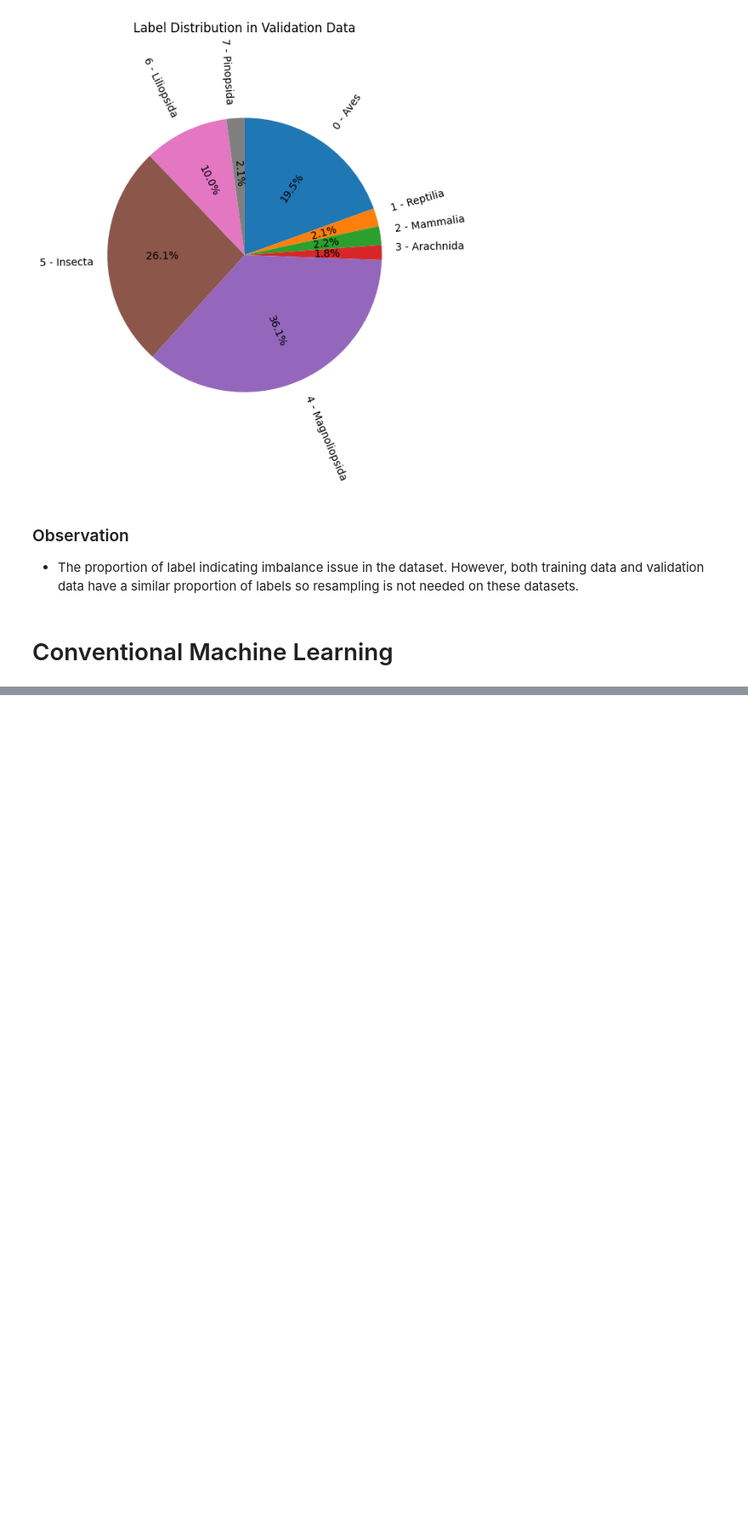
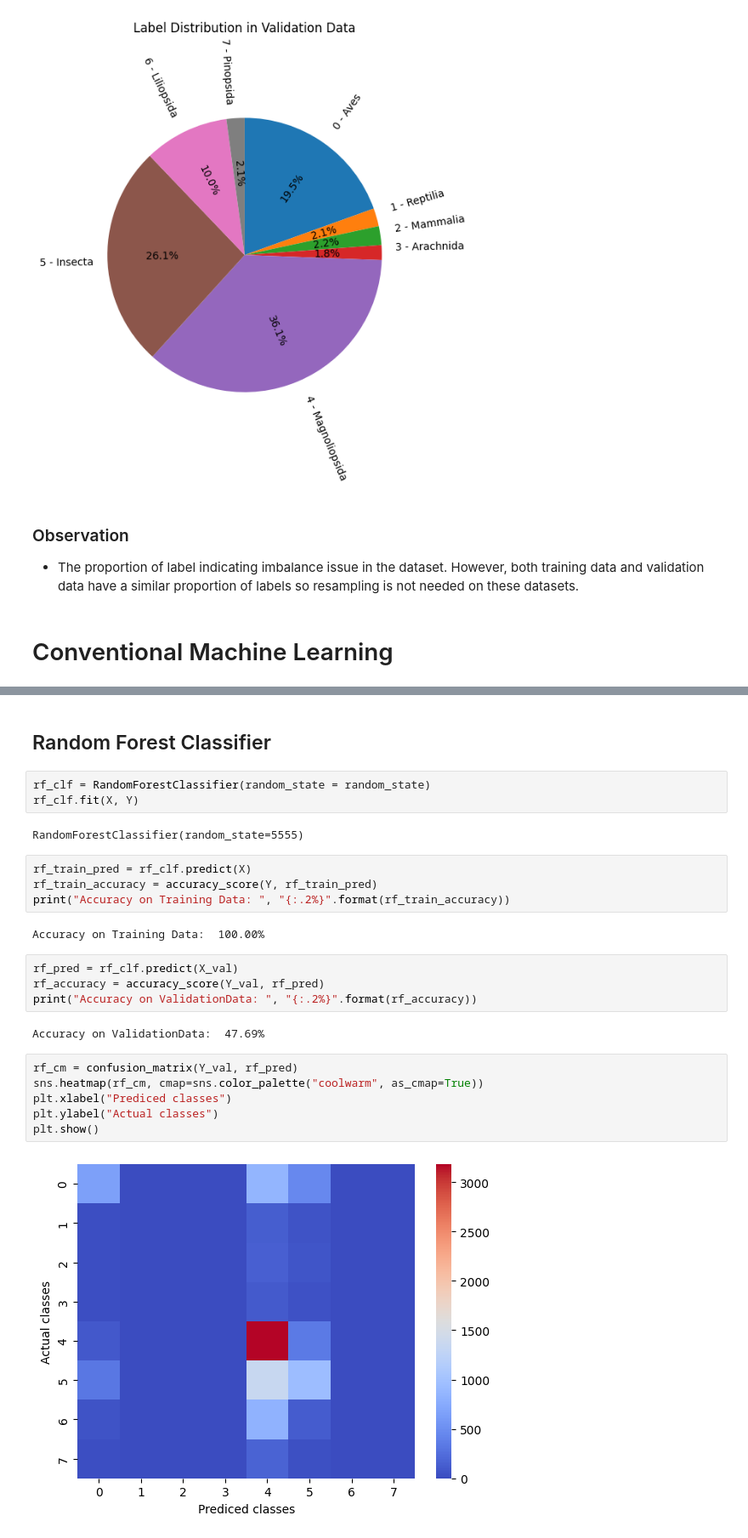
Before and after one commit to melbreaker/LivingThingClassification, a Jupyter notebook: 47369833_major_project.ipynb, the cells around one changed output, grey strips where cells are left out. Shown at 85% size. Cells and saved outputs as stored; diff of their text form; blank space fills up the shorter version.

```diff
--- a/47369833_major_project.ipynb
+++ b/47369833_major_project.ipynb
@@ -217,0 +255,27 @@ plt.show()
+# %% [markdown]
+## Random Forest Classifier
+# %%
+rf_clf = RandomForestClassifier(random_state = random_state)
+rf_clf.fit(X, Y)
+# %% [output]
+RandomForestClassifier(random_state=5555)
+# %%
+rf_train_pred = rf_clf.predict(X)
+rf_train_accuracy = accuracy_score(Y, rf_train_pred)
+print("Accuracy on Training Data: ", "{:.2%}".format(rf_train_accuracy))
+# %% [output]
+Accuracy on Training Data:  100.00%
+# %%
+rf_pred = rf_clf.predict(X_val)
+rf_accuracy = accuracy_score(Y_val, rf_pred)
+print("Accuracy on ValidationData: ", "{:.2%}".format(rf_accuracy))
+# %% [output]
+Accuracy on ValidationData:  47.69%
+# %%
+rf_cm = confusion_matrix(Y_val, rf_pred)
+sns.heatmap(rf_cm, cmap=sns.color_palette("coolwarm", as_cmap=True))
+plt.xlabel("Prediced classes")
+plt.ylabel("Actual classes")
+plt.show()
+# %% [output]
+[figure, added]
```
Also changed, not shown: parts of 10 cells of this notebook.
